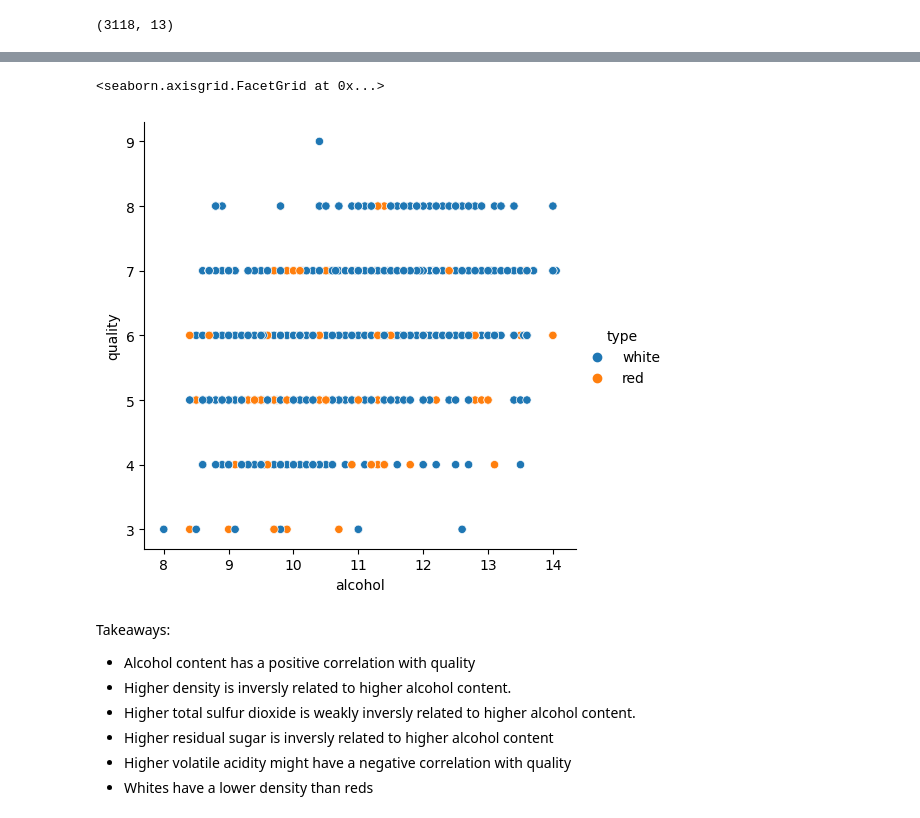
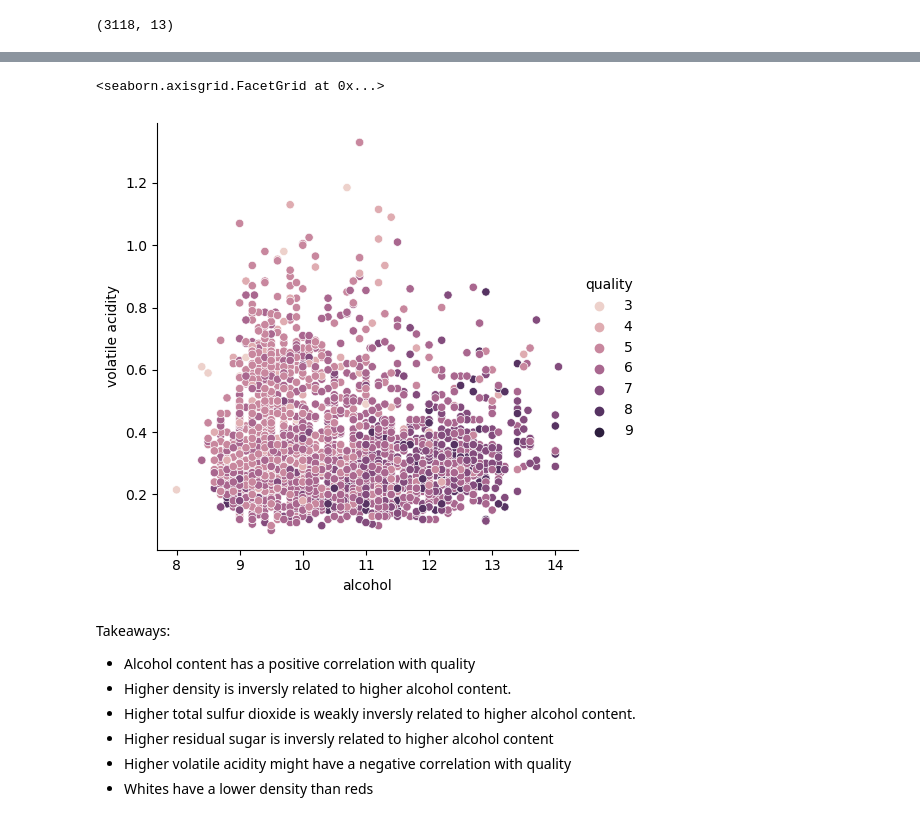
Before and after one commit to pour-choices/wine_clustering_project, a Jupyter notebook: clustering_project_wine.ipynb, the cells around one changed output, grey strips where cells are left out. Saved outputs shown, nothing was run; the diff lists cells and outputs as text; code cells hidden in the pictures.

```diff
--- a/clustering_project_wine.ipynb
+++ b/clustering_project_wine.ipynb
@@ -136,8 +197,8 @@ cat_columns = ['type', 'quality']
 # %%
-sns.relplot(data=train, x='alcohol', y = 'quality', hue='type')
+sns.relplot(data=train, x='alcohol', y = 'volatile acidity', hue='quality')
 # %% [output]
 <seaborn.axisgrid.FacetGrid at 0x...>
-[figure, old version]
+[figure, new version]
 # %% [markdown]
 Takeaways:
 - Alcohol content has a positive correlation with quality
```
Also changed, not shown: parts of 12 cells of this notebook, 1 other file.
